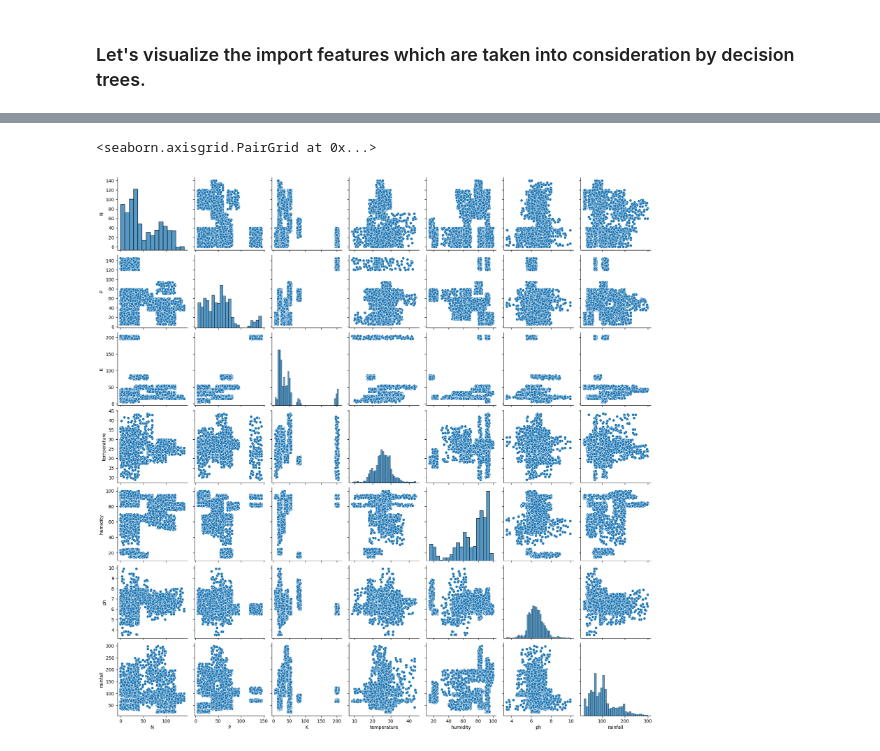
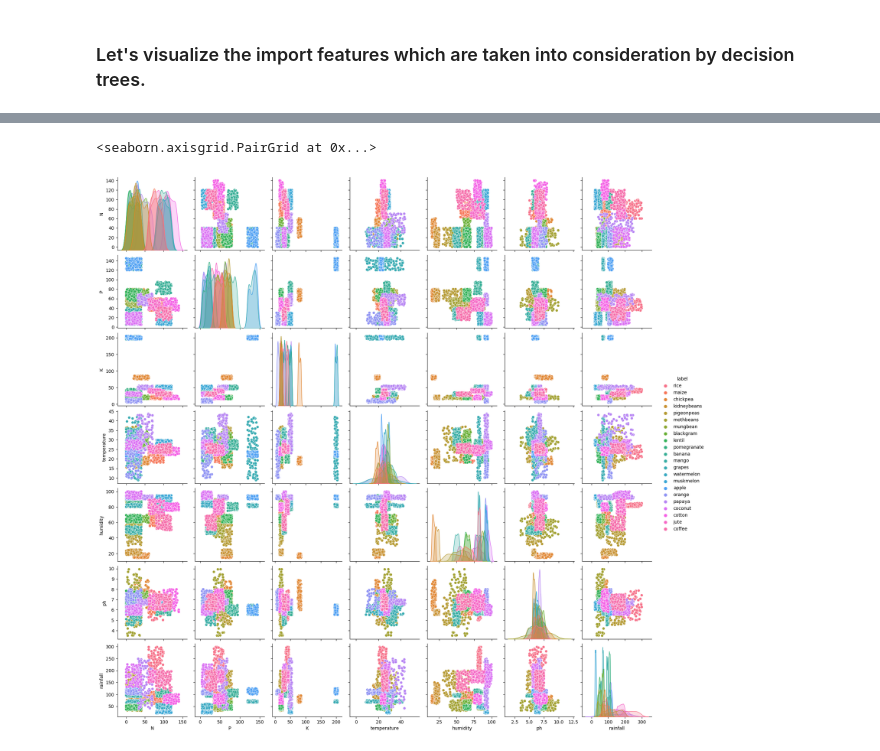
Before and after one commit to vishalnandagopal/crop-analysis-and-prediction, a Jupyter notebook: crop-analysis-and-prediction.ipynb, the cells around one changed output, grey strips where cells are left out. Saved outputs shown, nothing was run; the diff lists cells and outputs as text; code cells hidden in the pictures.

```diff
--- a/crop-analysis-and-prediction.ipynb
+++ b/crop-analysis-and-prediction.ipynb
@@ -487,5 +479,5 @@ AttributeError: 'numpy.ndarray' object has no attribute 'columns'
 # %%
-seaborn.pairplot(data=df)
+seaborn.pairplot(df, hue = 'label')
 # %% [output]
 <seaborn.axisgrid.PairGrid at 0x...>
-[figure, old version]
+[figure, new version]
```
Also changed, not shown: parts of 25 cells of this notebook, 2 other files.
